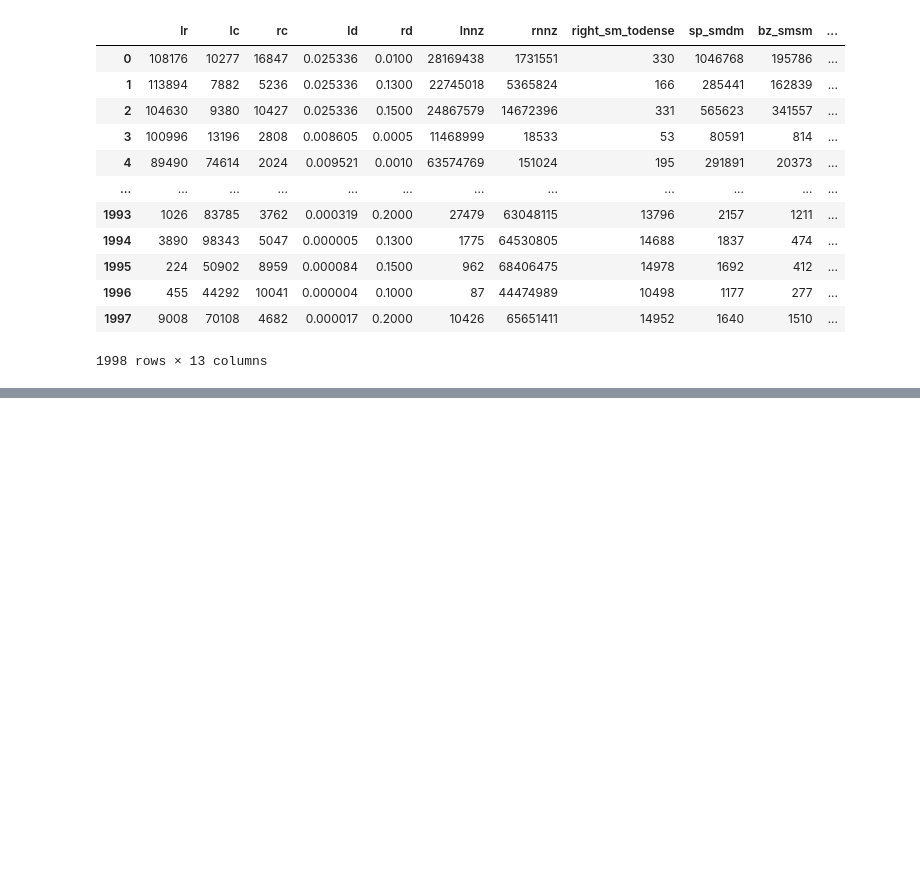
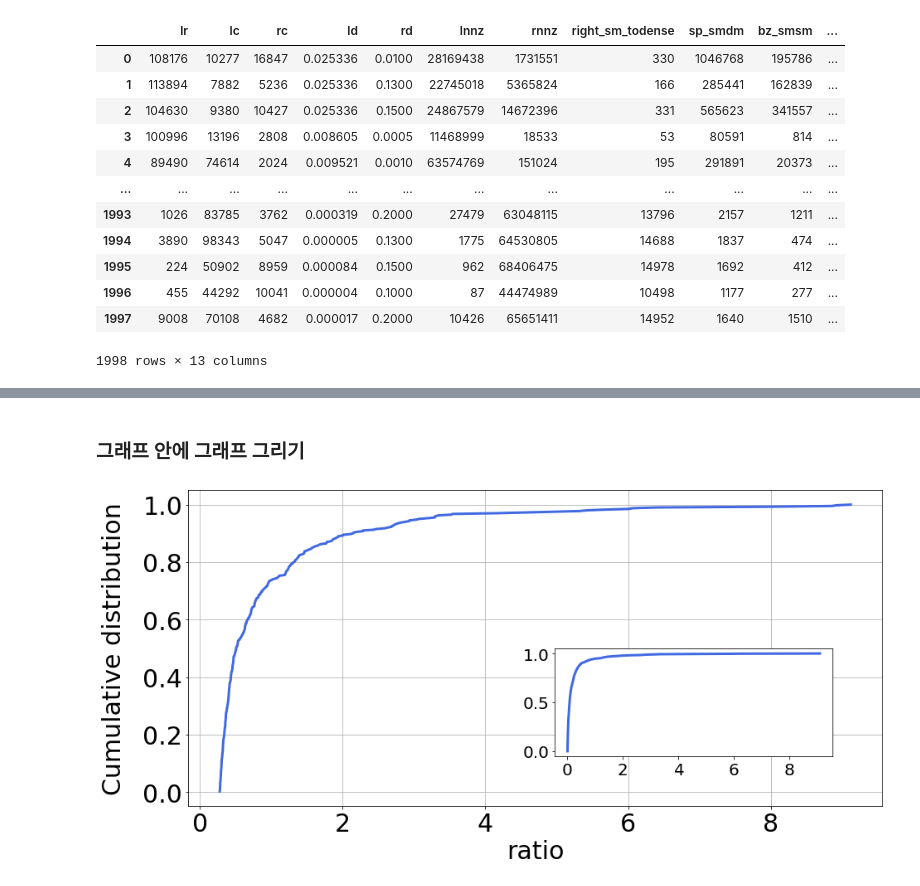
Before and after one commit to unhochoi/sparse-matrix-multiplication, a Jupyter notebook: figure/pyplot/sparse-to-dense-overhead-v2.ipynb, the cells around one changed output, grey strips where cells are left out. Drawn from its saved outputs; the diff is of its cells as text; code cells hidden in the pictures; blank space fills up the shorter version.

```diff
--- a/figure/pyplot/sparse-to-dense-overhead-v2.ipynb
+++ b/figure/pyplot/sparse-to-dense-overhead-v2.ipynb
@@ -78,0 +105,51 @@ plt.show()
+# %% [markdown]
+### 그래프 안에 그래프 그리기
+# %%
+import numpy as np
+import matplotlib.pyplot as plt
+from mpl_toolkits.axes_grid.inset_locator import inset_axes
+
+# 전체 ratio
+ratio = df['sp_todense_ratio']
+
+# 배열의 모든 값 초기화
+y = np.zeros(len(ratio)) + (1 / len(ratio))
+# 누적 비율 생성
+cdf = np.cumsum(y)
+
+# 상위 20% ratio
+ratio_top_20 = ratio[int(len(ratio)*0.8):]
+
+# 배열의 모든 값 초기화
+y = np.zeros(len(ratio_top_20)) + (1 / len(ratio_top_20))
+# 누적 비율 생성
+cdf_top_20 = np.cumsum(y)
+
+##########################################################################################
+
+plt.rcParams.update({'font.size': 30}) # 폰트사이즈 디폴트 설정
+fig = plt.figure(figsize=(15,7)) # figure 크기 설정
+
+# main subplot 추가
+ax = fig.add_subplot(111)
+
+ax.grid(True)
+ax.set_xlabel("ratio")
+ax.set_ylabel("Cumulative distribution", labelpad=20)
+ax.plot(ratio_top_20,cdf_top_20,linewidth=3, color = "royalblue")
+
+# main subplot 에 insert subplot 추가
+ax_insert = inset_axes(ax, width="40%", height=1.8, loc=4, borderpad=2)
+
+ax_insert.tick_params(labelsize=20)
+ax_insert.set_xticks([0,2,4,6,8])
+ax_insert.set_yticks([0,0.5,1.0])
+
+# insert subplot 내부 표현
+ax_insert.plot(ratio,cdf,linewidth=3, color = "royalblue")
+
+fig.savefig('./sparse-to-dense-overhead-v2-total.png')
+
+plt.show()
+# %% [output]
+[figure, added]
```
Also changed, not shown: parts of 6 cells of this notebook, 5 other files.
